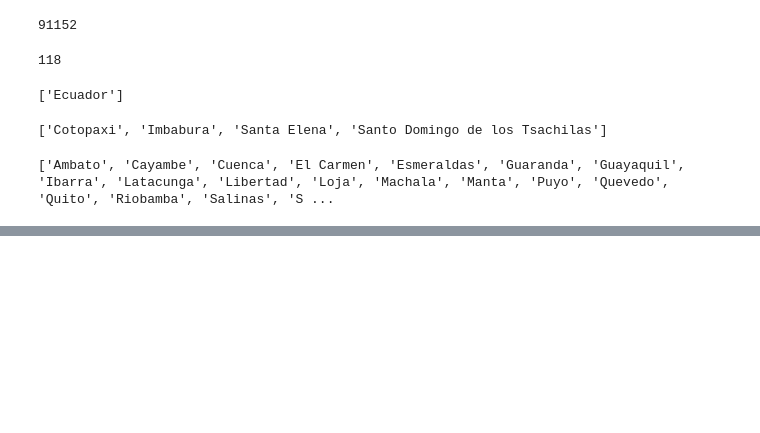
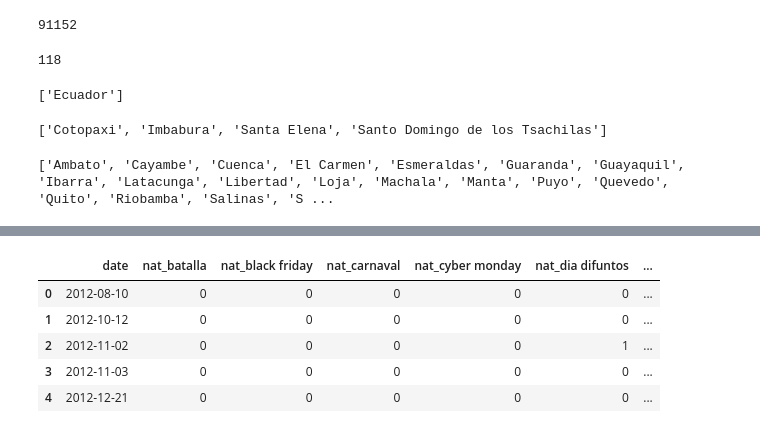
Before and after one commit to PinakShome/Data-Science-Case-Studies, a Jupyter notebook: store-sales-forecasting/Pre_Store_Sales_Forecasting.ipynb, the cells around one changed output, grey strips where cells are left out. Drawn from its saved outputs; the diff is of its cells as text; code cells hidden in the pictures; blank space fills up the shorter version.

```diff
--- a/store-sales-forecasting/Pre_Store_Sales_Forecasting.ipynb
+++ b/store-sales-forecasting/Pre_Store_Sales_Forecasting.ipynb
@@ -343,0 +380,13 @@ print(local_locale_name)
+# %%
+holidays_events.description = holidays_events.apply(
+    lambda x: x.description.lower().replace(x.locale_name.lower(), ""),
+    axis=1,
+).apply(
+    process_holiday
+).replace(
+    r"[+-]\d+|\b(de|del|traslado|recupero|puente|-)\b", "", regex=True,
+).replace(
+    r"\s+|-", " ", regex=True,
+).str.strip()
+
+holidays_events.head()
@@ -343,0 +400,54 @@ print(local_locale_name)
+# %%
+# remove transferred holidays
+holiday = holidays_events[holidays_events.transferred.eq(False)]
+
+#########################################
+### Saturdays designated as work days ###
+#########################################
+work_days = holiday[holiday.type.eq("Work Day")]
+work_days = work_days[["date", "type"]].rename(
+    columns={"type": "work_day"}
+).reset_index(drop=True)
+work_days.work_day = work_days.work_day.notna().astype(int)
+# remove work days after extracting above
+holiday = holiday[holiday.type!="Work Day"].reset_index(drop=True)
+
+###################################
+### local holidays (city level) ###
+###################################
+local_holidays = holiday[holiday.locale.eq("Local")]
+local_holidays = local_holidays[["date", "locale_name", "description"]].rename(
+    columns={"locale_name": "city"}
+).reset_index(drop=True)
+local_holidays = local_holidays[~local_holidays.duplicated()]
+local_holidays = pd.get_dummies(local_holidays, columns=["description"], prefix="loc")
+
+#######################################
+### regional holidays (state level) ###
+#######################################
+regional_holidays = holiday[holiday.locale.eq("Regional")]
+regional_holidays = regional_holidays[["date", "locale_name", "description"]].rename(
+    columns={"locale_name": "state", "description": "provincializacion"}
+).reset_index(drop=True)
+regional_holidays.provincializacion = regional_holidays.provincializacion.eq("provincializacion").astype(int)
+
+#########################
+### national holidays ###
+#########################
+national_holidays = holiday[holiday.locale.eq("National")]
+national_holidays = national_holidays[["date", "description"]].reset_index(drop=True)
+national_holidays = national_holidays[~national_holidays.duplicated()]
+national_holidays = pd.get_dummies(national_holidays, columns=["description"], prefix="nat")
+# different national holidays may fall on the same day
+national_holidays = national_holidays.groupby("date").sum().reset_index()
+# shorten name for visualization purposes later
+national_holidays = national_holidays.rename(columns={"nat_primer grito independencia": "nat_primer grito"})
+
+national_holidays.head()
+# %% [output]
+|  | date | nat_batalla | nat_black friday | nat_carnaval | nat_cyber monday | nat_dia difuntos | ... |
+| 0 | 2012-08-10 | 0 | 0 | 0 | 0 | 0 | ... |
+| 1 | 2012-10-12 | 0 | 0 | 0 | 0 | 0 | ... |
+| 2 | 2012-11-02 | 0 | 0 | 0 | 0 | 1 | ... |
+| 3 | 2012-11-03 | 0 | 0 | 0 | 0 | 0 | ... |
+| 4 | 2012-12-21 | 0 | 0 | 0 | 0 | 0 | ... |
```
Also changed, not shown: parts of 12 cells of this notebook.
